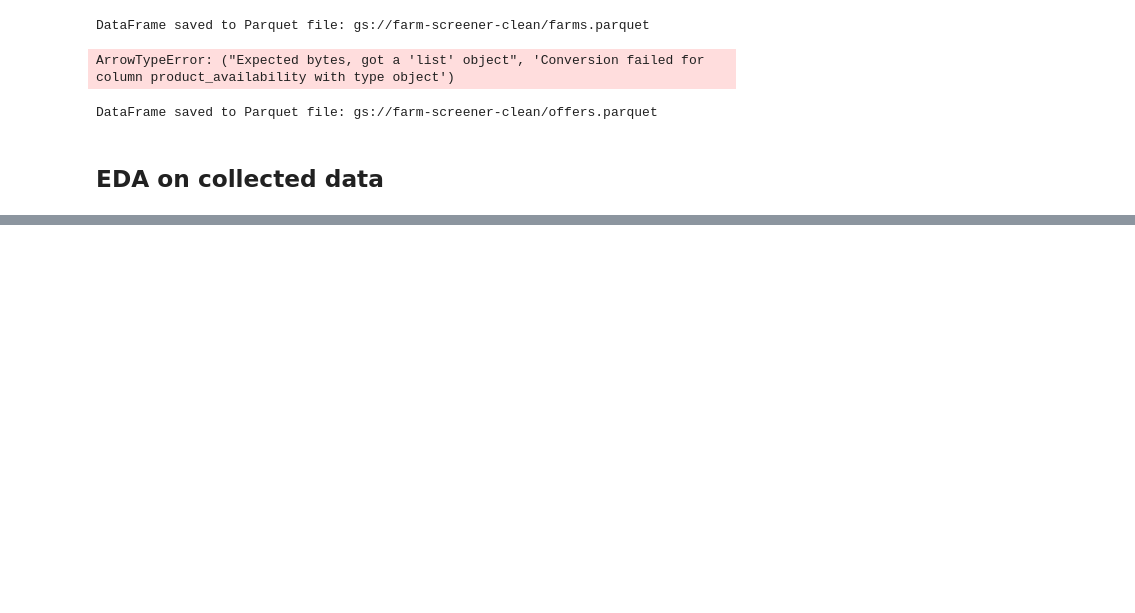
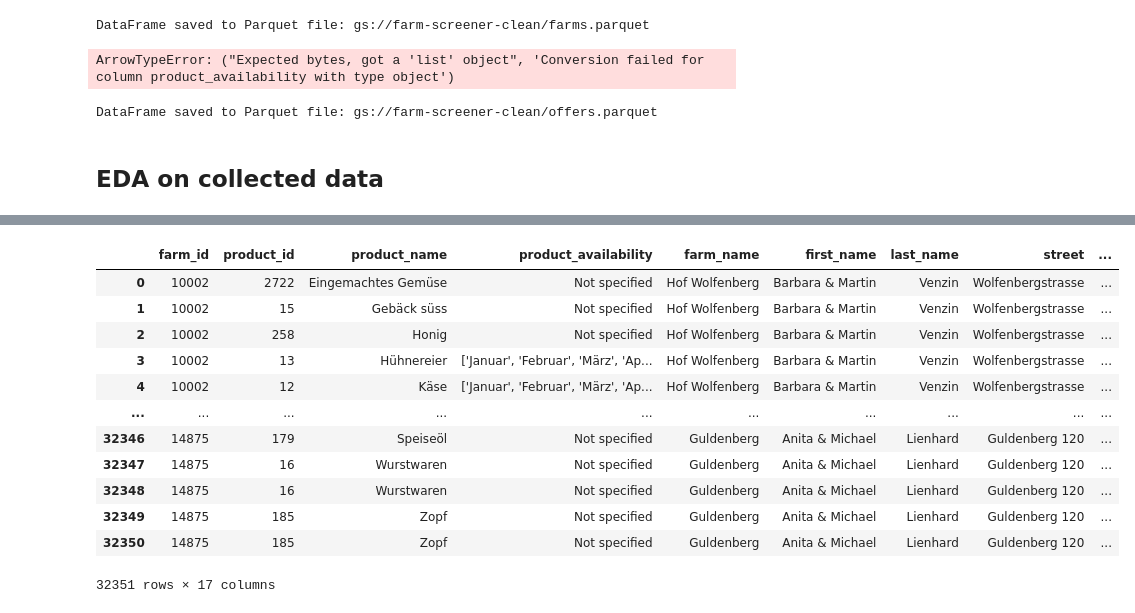
Before and after one commit to subrockmann/farm-screener, a Jupyter notebook: data collection.ipynb, the cells around one changed output, grey strips where cells are left out. Saved outputs shown, nothing was run; the diff lists cells and outputs as text; code cells hidden in the pictures; blank space fills up the shorter version.

Commit message:
feat: add EDA of product data

```diff
--- a/data collection.ipynb
+++ b/data collection.ipynb
@@ -289,0 +288,7 @@ DataFrame saved to Parquet file: gs://farm-screener-clean/offers.parquet
+# %%
+# Read the Parquet file from GCS
+with storage_client.bucket(clean_data_bucket).blob(farms_parquet_file_path).open("rb") as file:
+    farms_parquet_table = pq.read_table(file)
+
+# Convert the Parquet table to a pandas DataFrame
+new_farms_df = farms_parquet_table.to_pandas()
@@ -289,0 +311,7 @@ DataFrame saved to Parquet file: gs://farm-screener-clean/offers.parquet
+# %%
+# Read the Parquet file from GCS
+with storage_client.bucket(clean_data_bucket).blob(offers_parquet_file_path).open("rb") as file:
+    offers_parquet_table = pq.read_table(file)
+
+# Convert the Parquet table to a pandas DataFrame
+new_offers_df = offers_parquet_table.to_pandas()
@@ -289,0 +350,18 @@ DataFrame saved to Parquet file: gs://farm-screener-clean/offers.parquet
+# %%
+merged_df = pd.merge(new_offers_df, new_farms_df, on='farm_id', how='left')
+# %%
+merged_df
+# %% [output]
+|  | farm_id | product_id | product_name | product_availability | farm_name | first_name | last_name | street | ... |
+| 0 | 10002 | 2722 | Eingemachtes Gemüse | Not specified | Hof Wolfenberg | Barbara & Martin | Venzin | Wolfenbergstrasse | ... |
+| 1 | 10002 | 15 | Gebäck süss | Not specified | Hof Wolfenberg | Barbara & Martin | Venzin | Wolfenbergstrasse | ... |
+| 2 | 10002 | 258 | Honig | Not specified | Hof Wolfenberg | Barbara & Martin | Venzin | Wolfenbergstrasse | ... |
+| 3 | 10002 | 13 | Hühnereier | ['Januar', 'Februar', 'März', 'Ap... | Hof Wolfenberg | Barbara & Martin | Venzin | Wolfenbergstrasse | ... |
+| 4 | 10002 | 12 | Käse | ['Januar', 'Februar', 'März', 'Ap... | Hof Wolfenberg | Barbara & Martin | Venzin | Wolfenbergstrasse | ... |
+| ... | ... | ... | ... | ... | ... | ... | ... | ... | ... |
+| 32346 | 14875 | 179 | Speiseöl | Not specified | Guldenberg | Anita & Michael | Lienhard | Guldenberg 120 | ... |
+| 32347 | 14875 | 16 | Wurstwaren | Not specified | Guldenberg | Anita & Michael | Lienhard | Guldenberg 120 | ... |
+| 32348 | 14875 | 16 | Wurstwaren | Not specified | Guldenberg | Anita & Michael | Lienhard | Guldenberg 120 | ... |
+| 32349 | 14875 | 185 | Zopf | Not specified | Guldenberg | Anita & Michael | Lienhard | Guldenberg 120 | ... |
+| 32350 | 14875 | 185 | Zopf | Not specified | Guldenberg | Anita & Michael | Lienhard | Guldenberg 120 | ... |
+32351 rows × 17 columns
```
Also changed, not shown: parts of 9 cells of this notebook.
